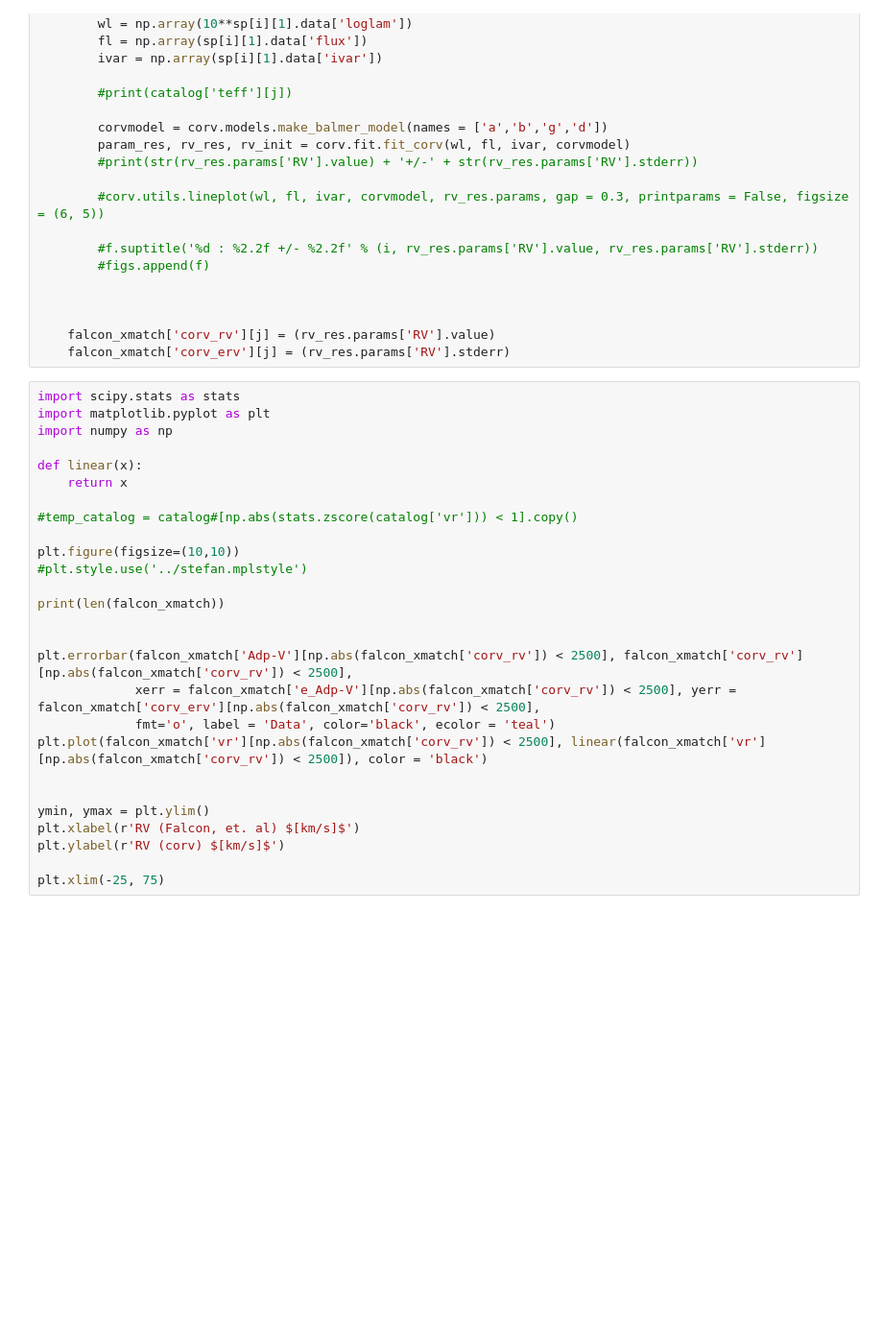
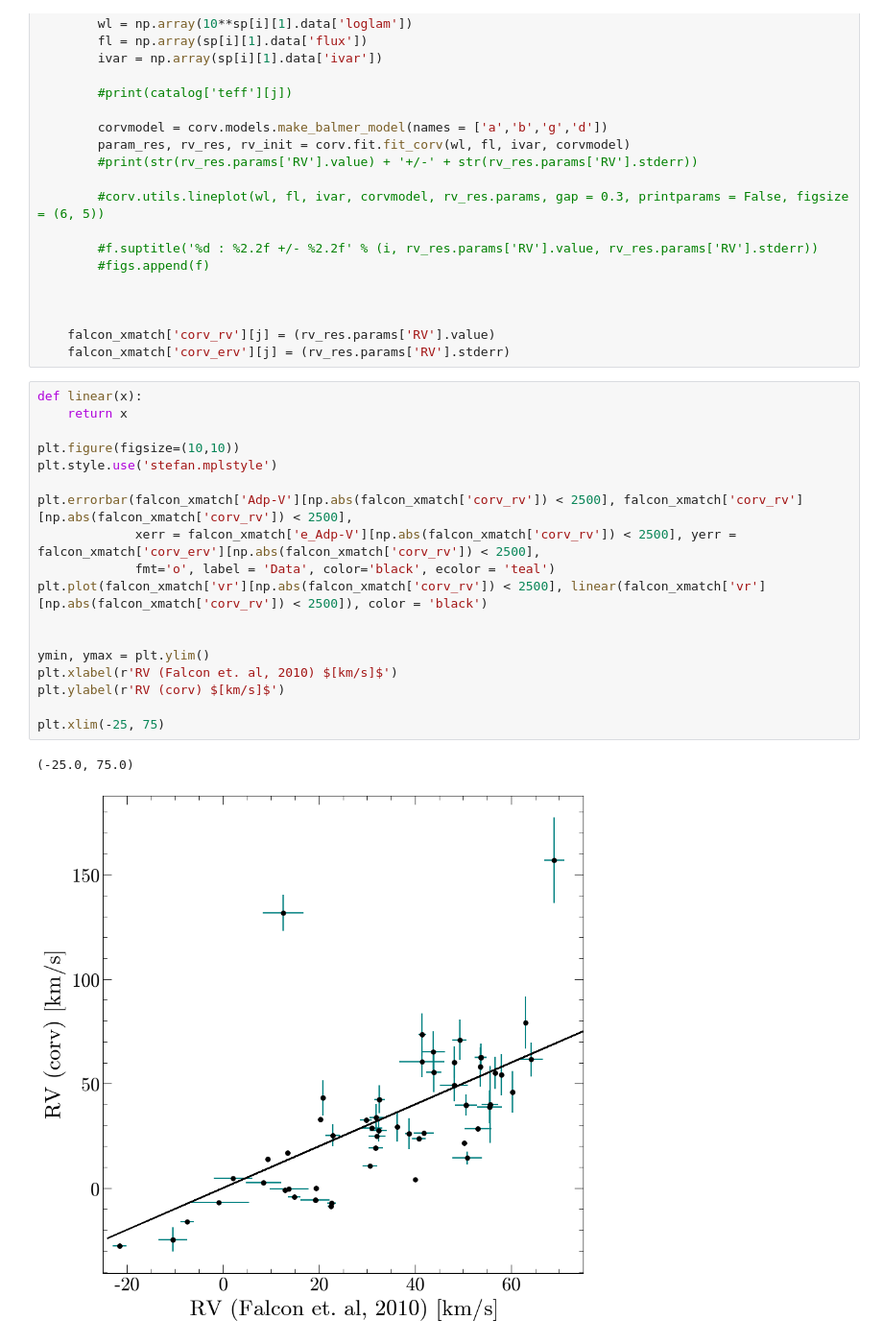
Before and after one commit to stefanarseneau/corv-tutorial, a Jupyter notebook: 02_validation.ipynb, the cells around one changed output. Shown: that part at 96% size. Drawn from its saved outputs; the diff is of its cells as text; blank space fills up the shorter version.

```diff
--- a/02_validation.ipynb
+++ b/02_validation.ipynb
@@ -105,29 +105,23 @@ for j in tqdm( range(len(falcon_xmatch))):
     falcon_xmatch['corv_rv'][j] = (rv_res.params['RV'].value)
     falcon_xmatch['corv_erv'][j] = (rv_res.params['RV'].stderr)
 # %%
-import scipy.stats as stats
-import matplotlib.pyplot as plt
-import numpy as np
-
 def linear(x):
     return x
 
-#temp_catalog = catalog#[np.abs(stats.zscore(catalog['vr'])) < 1].copy()
-
 plt.figure(figsize=(10,10))
-#plt.style.use('../stefan.mplstyle')
-
-print(len(falcon_xmatch))
-
+plt.style.use('stefan.mplstyle')
 
 plt.errorbar(falcon_xmatch['Adp-V'][np.abs(falcon_xmatch['corv_rv']) < 2500], falcon_xmatch['corv_rv'][np.abs(falcon_xmatch['corv_rv']) < 2500],
              xerr = falcon_xmatch['e_Adp-V'][np.abs(falcon_xmatch['corv_rv']) < 2500], yerr = falcon_xmatch['corv_erv'][np.abs(falcon_xmatch['corv_rv']) < 2500],
              fmt='o', label = 'Data', color='black', ecolor = 'teal')
 plt.plot(falcon_xmatch['vr'][np.abs(falcon_xmatch['corv_rv']) < 2500], linear(falcon_xmatch['vr'][np.abs(falcon_xmatch['corv_rv']) < 2500]), color = 'black')
 
 
 ymin, ymax = plt.ylim()
-plt.xlabel(r'RV (Falcon, et. al) $[km/s]$')
+plt.xlabel(r'RV (Falcon et. al, 2010) $[km/s]$')
 plt.ylabel(r'RV (corv) $[km/s]$')
 
 plt.xlim(-25, 75)
+# %% [output]
+(-25.0, 75.0)
+[figure, added]
```
Also changed, not shown: 1 other file.
